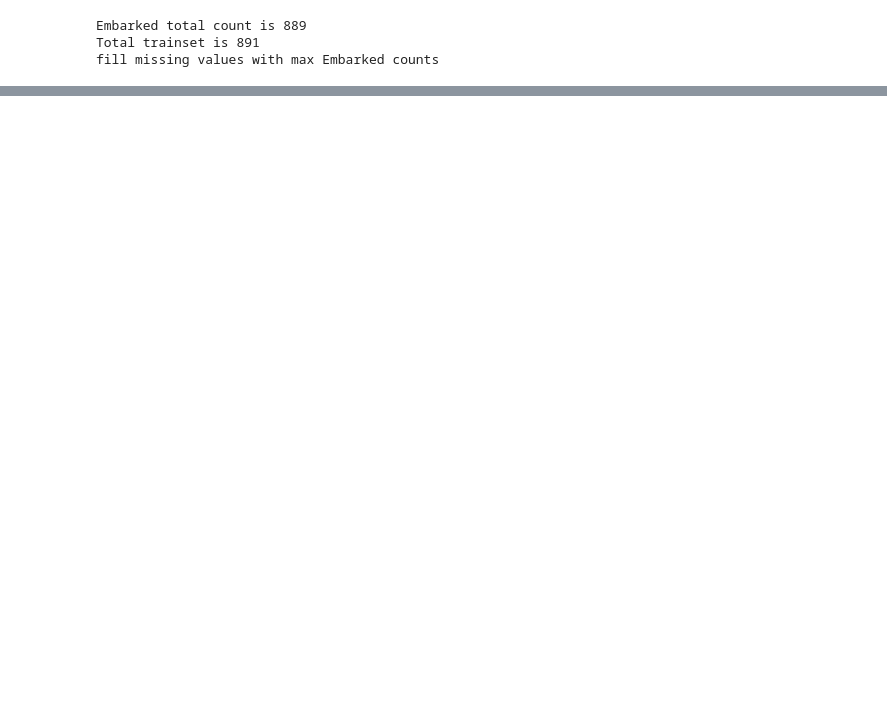
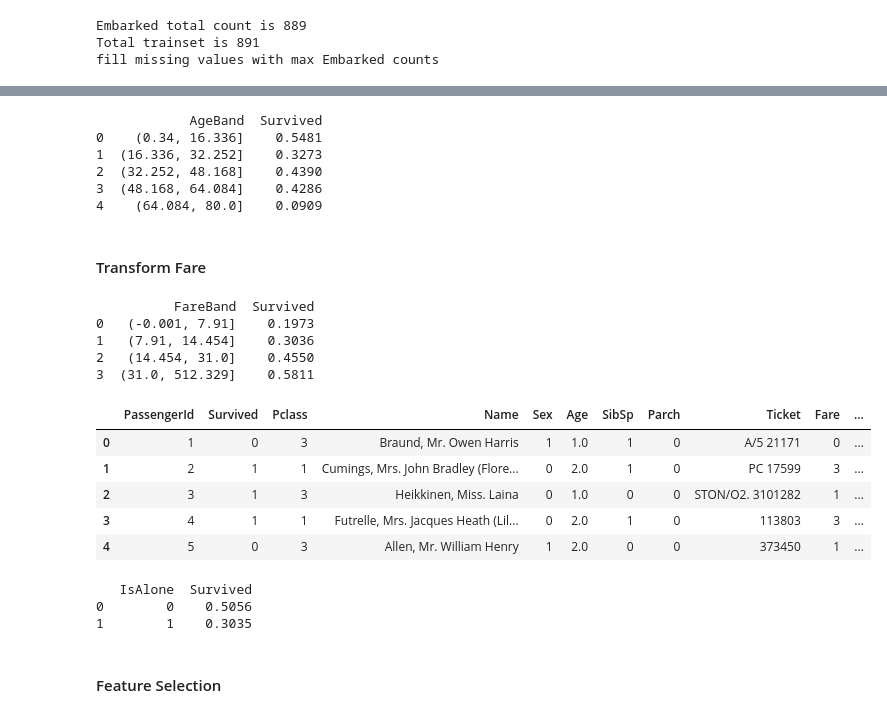
Before and after one commit to krishnamohan-seelam/MachineLearning_obsolete, a Jupyter notebook: classification/Kaggle_Titanic.ipynb, the cells around one changed output, grey strips where cells are left out. Cells and saved outputs as stored; diff of their text form; code cells hidden in the pictures; blank space fills up the shorter version.

```diff
--- a/classification/Kaggle_Titanic.ipynb
+++ b/classification/Kaggle_Titanic.ipynb
@@ -395,0 +399,52 @@ for dataset in full_dataset:
+# %%
+print (train_dataset[['AgeBand', 'Survived']].groupby(['AgeBand'], as_index=False).mean())
+# %% [output]
+            AgeBand  Survived
+0    (0.34, 16.336]    0.5481
+1  (16.336, 32.252]    0.3273
+2  (32.252, 48.168]    0.4390
+3  (48.168, 64.084]    0.4286
+4    (64.084, 80.0]    0.0909
+# %% [markdown]
+####  Transform Fare
+# %%
+for dataset in full_dataset:
+    dataset['Fare'] = dataset['Fare'].fillna(train_dataset['Fare'].median())
+
+train_dataset['FareBand'] = pd.qcut(train_dataset['Fare'], 4)
+print (train_dataset[['FareBand', 'Survived']].groupby(['FareBand'], as_index=False).mean())
+
+for dataset in full_dataset:
+    dataset.loc[ dataset['Fare'] <= 7.91, 'Fare'] = 0
+    dataset.loc[(dataset['Fare'] > 7.91) & (dataset['Fare'] <= 14.454), 'Fare'] = 1
+    dataset.loc[(dataset['Fare'] > 14.454) & (dataset['Fare'] <= 31), 'Fare']   = 2
+    dataset.loc[ dataset['Fare'] > 31, 'Fare'] = 3
+    dataset['Fare'] = dataset['Fare'].astype(int)
+# %% [output]
+          FareBand  Survived
+0   (-0.001, 7.91]    0.1973
+1   (7.91, 14.454]    0.3036
+2   (14.454, 31.0]    0.4550
+3  (31.0, 512.329]    0.5811
+# %%
+train_dataset.head()
+# %% [output]
+|  | PassengerId | Survived | Pclass | Name | Sex | Age | SibSp | Parch | Ticket | Fare | ... |
+| 0 | 1 | 0 | 3 | Braund, Mr. Owen Harris | 1 | 1.0 | 1 | 0 | A/5 21171 | 0 | ... |
+| 1 | 2 | 1 | 1 | Cumings, Mrs. John Bradley (Flore... | 0 | 2.0 | 1 | 0 | PC 17599 | 3 | ... |
+| 2 | 3 | 1 | 3 | Heikkinen, Miss. Laina | 0 | 1.0 | 0 | 0 | STON/O2. 3101282 | 1 | ... |
+| 3 | 4 | 1 | 1 | Futrelle, Mrs. Jacques Heath (Lil... | 0 | 2.0 | 1 | 0 | 113803 | 3 | ... |
+| 4 | 5 | 0 | 3 | Allen, Mr. William Henry | 1 | 2.0 | 0 | 0 | 373450 | 1 | ... |
+# %%
+for dataset in full_dataset:
+    dataset['FamilySize'] = dataset['SibSp'] +  dataset['Parch'] + 1
+    dataset['IsAlone'] = 0
+    dataset.loc[dataset['FamilySize'] == 1, 'IsAlone'] = 1
+
+print (train_dataset[['IsAlone', 'Survived']].groupby(['IsAlone'], as_index=False).mean())
+# %% [output]
+   IsAlone  Survived
+0        0    0.5056
+1        1    0.3035
+# %% [markdown]
+#### Feature Selection
```
Also changed, not shown: parts of 29 cells of this notebook.
